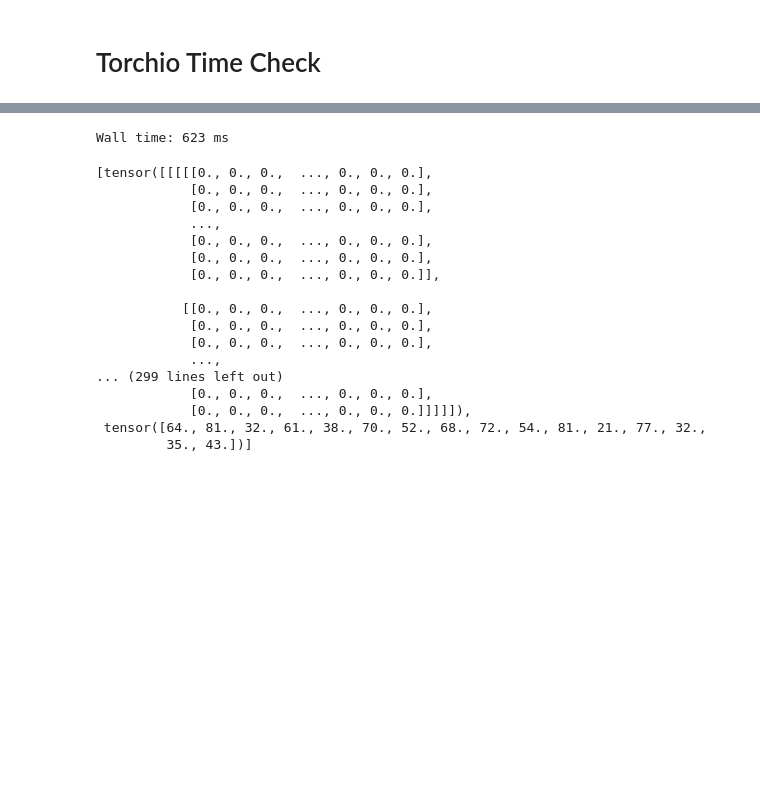
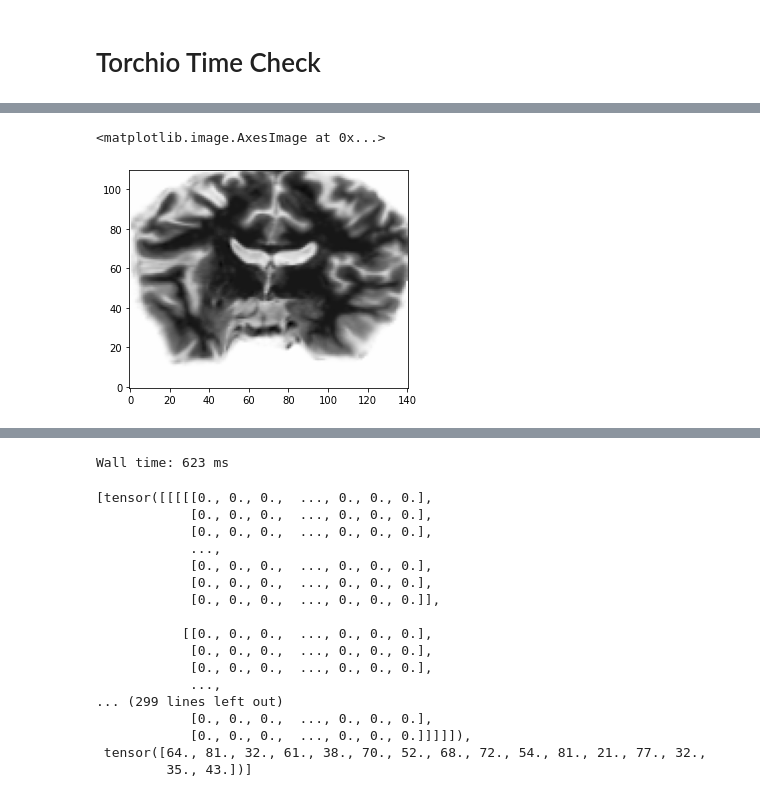
Before and after one commit to 1pha/brain-age-prediction, a Jupyter notebook: dump.ipynb, the cells around one changed output, grey strips where cells are left out. Cells and saved outputs as stored; diff of their text form; code cells hidden in the pictures; blank space fills up the shorter version.

Commit message:
[QA] for augmented dl... dunno why

```diff
--- a/dump.ipynb
+++ b/dump.ipynb
@@ -12,0 +132,2 @@ aug_dl = DataLoader(aug_dset, cfg.batch_size)
+# %%
+idx = 1
@@ -12,0 +137,15 @@ aug_dl = DataLoader(aug_dset, cfg.batch_size)
+# %%
+from src.data_util import *
+
+dset = MyDataset(cfg, augment=None)
+dl = DataLoader(dset, cfg.batch_size)
+# %%
+ori_batch = next(iter(dl))
+# %%
+substtt = ori_batch[0][idx][0] - aug_batch[0][idx][0]
+# %%
+fig, ax = plt.subplots()
+ax.imshow(substtt[:, 86, :].T, cmap="gray", origin="lower")
+# %% [output]
+<matplotlib.image.AxesImage at 0x...>
+[figure, added]
```
Also changed, not shown: parts of 13 cells of this notebook.
